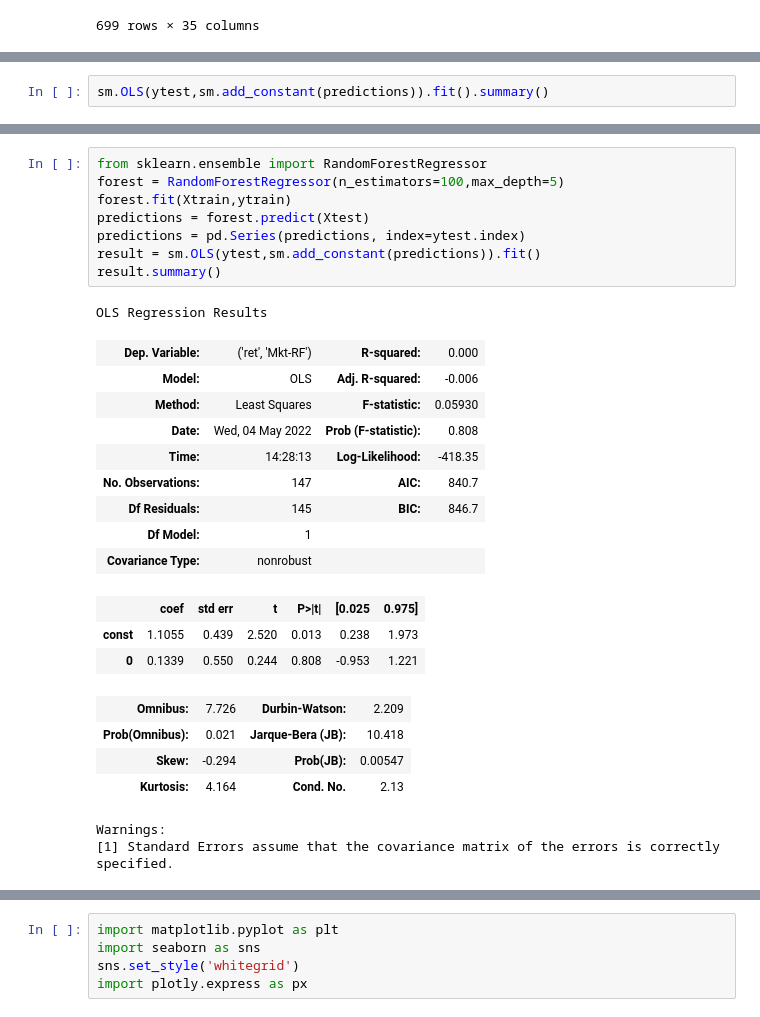
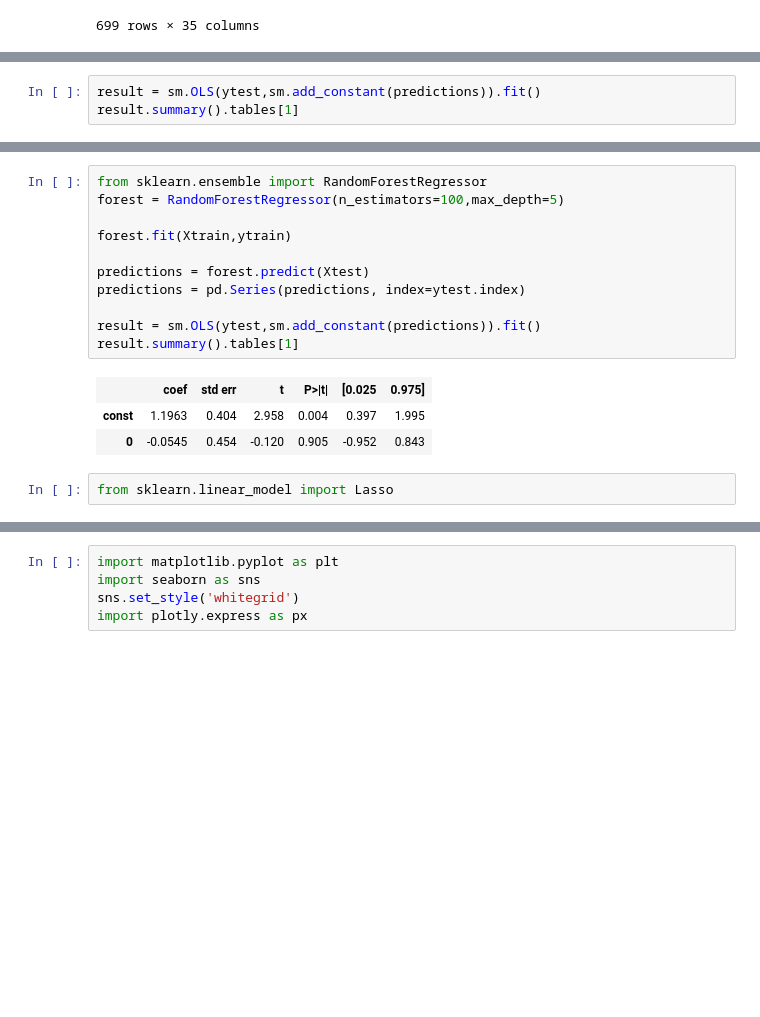
Before and after one commit to kerryback/2022-summer-programming-bootcamp, a Jupyter notebook: 2022-summer-programming-bootcamp.ipynb, the cells around one changed output, grey strips where cells are left out. Drawn from its saved outputs; the diff is of its cells as text; blank space fills up the shorter version.

```diff
--- a/2022-summer-programming-bootcamp.ipynb
+++ b/2022-summer-programming-bootcamp.ipynb
@@ -779,5 +786,6 @@ date
 2022-03   -0.047406
 Freq: M, Length: 147, dtype: float64
 # %%
-sm.OLS(ytest,sm.add_constant(predictions)).fit().summary()
+result = sm.OLS(ytest,sm.add_constant(predictions)).fit()
+result.summary().tables[1]
 # %% [output]
@@ -803,29 +795,18 @@ Warnings:
 # %%
 from sklearn.ensemble import RandomForestRegressor
 forest = RandomForestRegressor(n_estimators=100,max_depth=5)
+
 forest.fit(Xtrain,ytrain)
+
 predictions = forest.predict(Xtest)
 predictions = pd.Series(predictions, index=ytest.index)
+
 result = sm.OLS(ytest,sm.add_constant(predictions)).fit()
-result.summary()
+result.summary().tables[1]
 # %% [output]
-OLS Regression Results
-| Dep. Variable: | ('ret', 'Mkt-RF') | R-squared: | 0.000 |
-| Model: | OLS | Adj. R-squared: | -0.006 |
-| Method: | Least Squares | F-statistic: | 0.05930 |
-| Date: | Wed, 04 May 2022 | Prob (F-statistic): | 0.808 |
-| Time: | 14:28:13 | Log-Likelihood: | -418.35 |
-| No. Observations: | 147 | AIC: | 840.7 |
-| Df Residuals: | 145 | BIC: | 846.7 |
-| Df Model: | 1 |  |  |
-| Covariance Type: | nonrobust |  |  |
+|  | coef | std err | t | P>|t| | [0.025 | 0.975] |
+| const | 1.1963 | 0.404 | 2.958 | 0.004 | 0.397 | 1.995 |
+| 0 | -0.0545 | 0.454 | -0.120 | 0.905 | -0.952 | 0.843 |
-|  | coef | std err | t | P>|t| | [0.025 | 0.975] |
-| const | 1.1055 | 0.439 | 2.520 | 0.013 | 0.238 | 1.973 |
-| 0 | 0.1339 | 0.550 | 0.244 | 0.808 | -0.953 | 1.221 |
-| Omnibus: | 7.726 | Durbin-Watson: | 2.209 |
-| Prob(Omnibus): | 0.021 | Jarque-Bera (JB): | 10.418 |
-| Skew: | -0.294 | Prob(JB): | 0.00547 |
-| Kurtosis: | 4.164 | Cond. No. | 2.13 |
-Warnings:
-[1] Standard Errors assume that the covariance matrix of the errors is correctly specified.
+# %%
+from sklearn.linear_model import Lasso
 # %%
```
Also changed, not shown: parts of 22 cells of this notebook.
